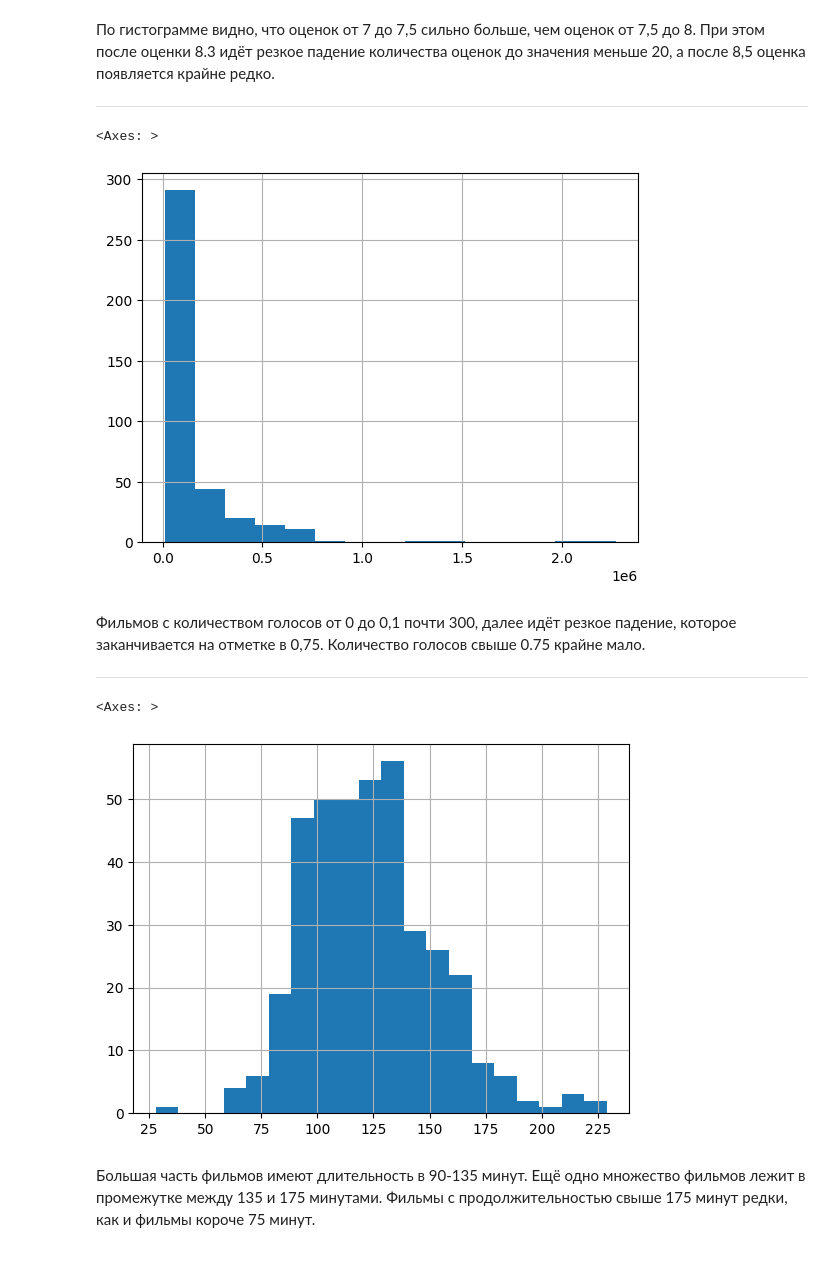
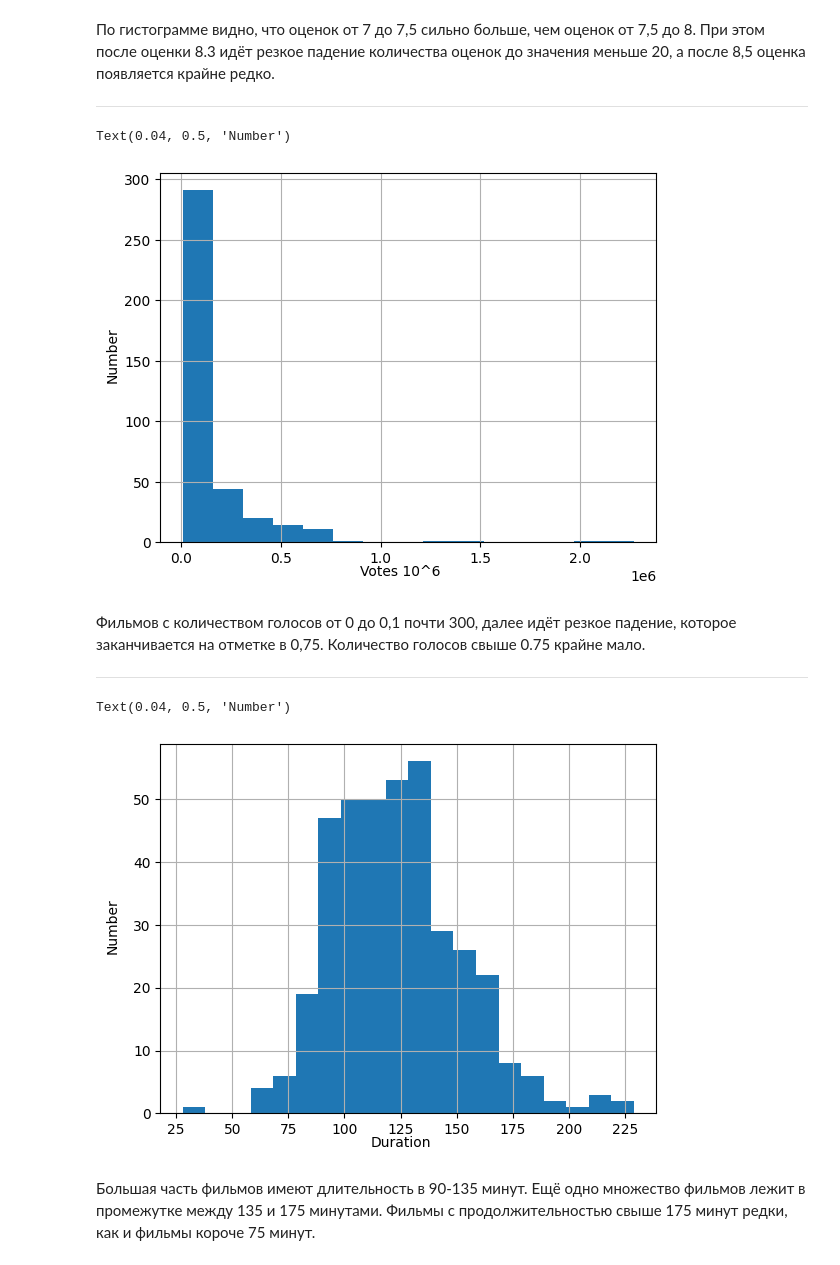
Before and after one commit to NeonNik2245/guap_homework_public, a Jupyter notebook: data_analyze/lab_2/ЛР2_Пахомчик_11.ipynb, the cells around one changed output. Cells and saved outputs as stored; diff of their text form; code cells hidden in the pictures.

```diff
--- a/data_analyze/lab_2/ЛР2_Пахомчик_11.ipynb
+++ b/data_analyze/lab_2/ЛР2_Пахомчик_11.ipynb
@@ -221,20 +229,30 @@ df['score'].hist(bins=8)
 ---
 # %%
 # Разделение на 15 позволяет увидеть градацию между 0.0 и 1.0
+fig, axes = plt.subplots(nrows=1, ncols=1)
+
 df['number_of_votes'].hist(bins=15)
+
+fig.text(0.5, 0.04, 'Votes 10^6', ha='center')
+fig.text(0.04, 0.5, 'Number', va='center', rotation='vertical')
 # %% [output]
-<Axes: >
+Text(0.04, 0.5, 'Number')
-[figure, old version]
+[figure, new version]
 # %% [markdown]
 Фильмов с количеством голосов от 0 до 0,1 почти 300, далее идёт резкое падение, которое заканчивается на отметке в 0,75. Количество голосов свыше 0.75 крайне мало.
 
 ---
 # %%
+fig, axes = plt.subplots(nrows=1, ncols=1)
+
 # Разделение на 20 даёт столбики по 10 минут фильма
 df['duration'].hist(bins=20)
+
+fig.text(0.5, 0.04, 'Duration', ha='center')
+fig.text(0.04, 0.5, 'Number', va='center', rotation='vertical')
 # %% [output]
-<Axes: >
+Text(0.04, 0.5, 'Number')
-[figure, old version]
+[figure, new version]
 # %% [markdown]
 Большая часть фильмов имеют длительность в 90-135 минут. Ещё одно множество фильмов лежит в промежутке между 135 и 175 минутами. Фильмы с продолжительностью свыше 175 минут редки, как и фильмы короче 75 минут.
 # %% [markdown]
```
Also changed, not shown: parts of 6 cells of this notebook.
